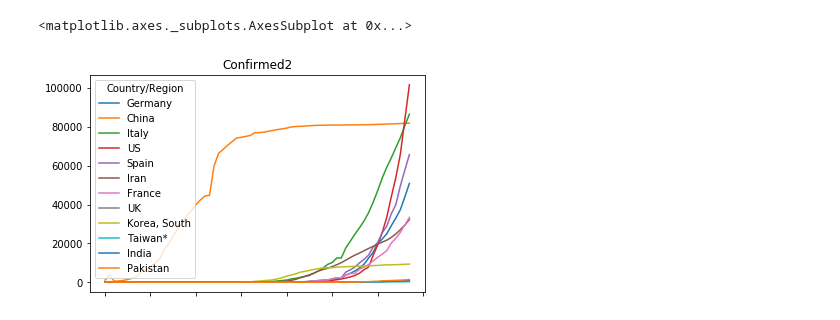
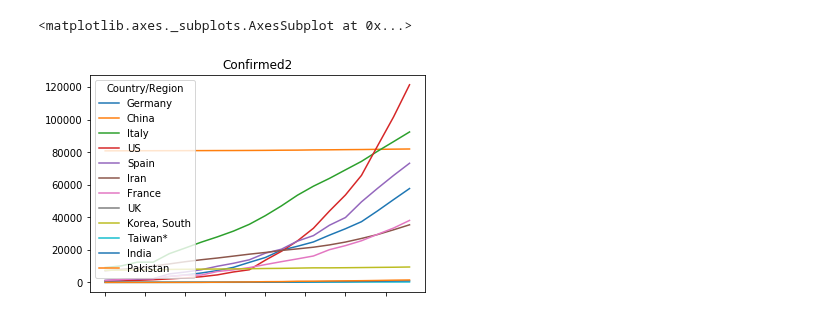
Before and after one commit to HermannBerg/MyCoronAnalysis, a Jupyter notebook: coronanalysis.ipynb, the cells around one changed output. Cells and saved outputs as stored; diff of their text form; code cells hidden in the pictures.

```diff
--- a/coronanalysis.ipynb
+++ b/coronanalysis.ipynb
@@ -37,11 +37,11 @@ cf1.plot.line(title='Confirmed1')
 # %%
 selection2 = confirmed.loc[['Germany','China','Italy','US','Spain','Iran','France','UK','Korea, South','Taiwan*','India','Pakistan']]
-cf2 = selection2.transpose().tail(90)
+cf2 = selection2.transpose().tail(20)
 
 cf2.plot.line(title='Confirmed2')
 # %% [output]
 <matplotlib.axes._subplots.AxesSubplot at 0x...>
-[figure, old version]
+[figure, new version]
 # %%
 selection3 = deaths.loc[['Germany','Italy','France','Spain','US','Iran','China','Japan','Taiwan','India','Pakistan','Korea, South']]
 ds1 = selection3.transpose().tail(30)
```
Also changed, not shown: parts of 3 cells of this notebook, 2 other files.
